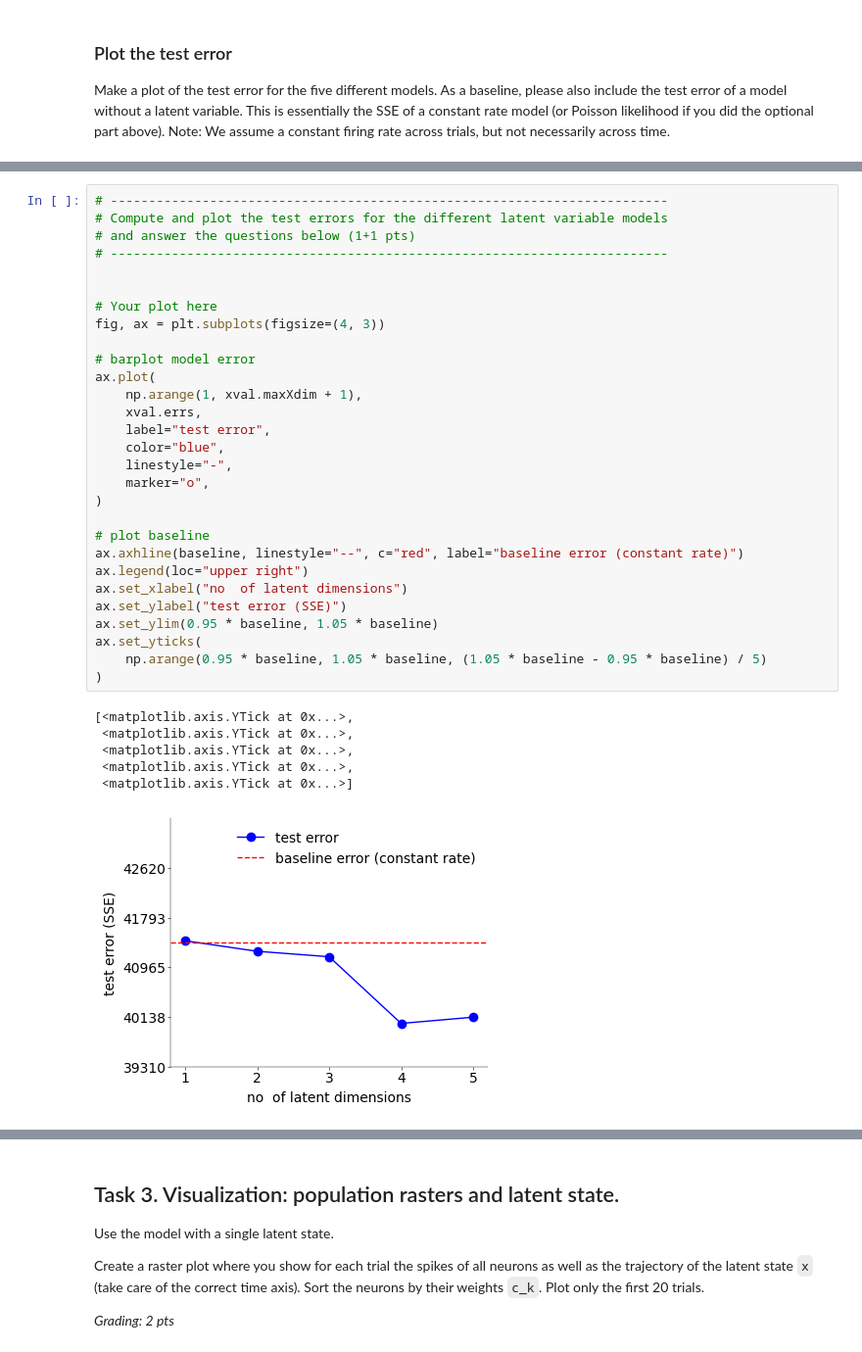
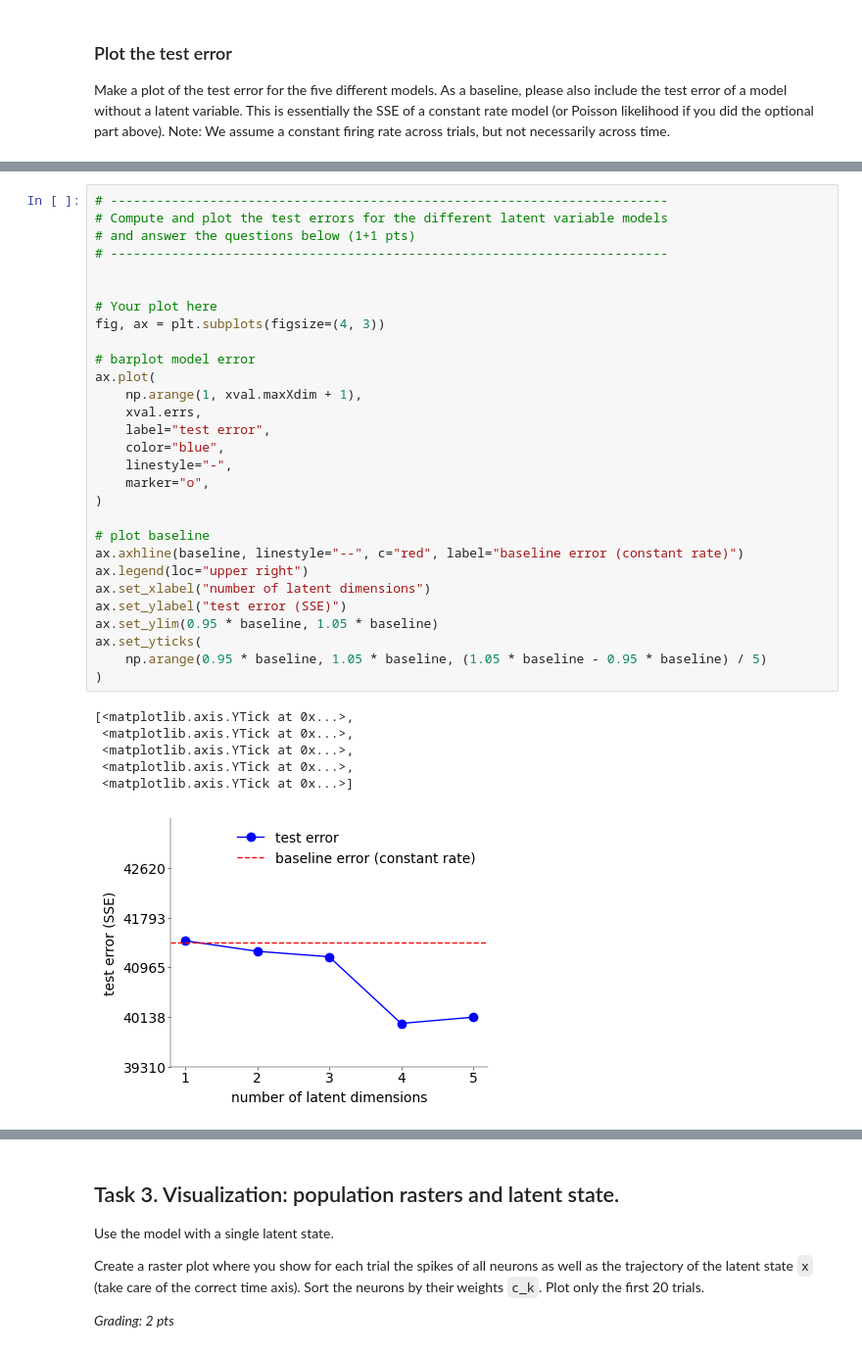
Before and after one commit to SaschaLeander/NeuralDataScience, a Jupyter notebook: notebooks/CodingLab6.ipynb, the cells around one changed output, grey strips where cells are left out. Shown: that part at 98% size. Saved outputs shown, nothing was run; the diff lists cells and outputs as text.

```diff
--- a/notebooks/CodingLab6.ipynb
+++ b/notebooks/CodingLab6.ipynb
@@ -430,35 +432,35 @@ baseline = np.sum((test_set - rates[np.newaxis, :, :]) ** 2)
 # -------------------------------------------------------------------------
 
 
 # Your plot here
 fig, ax = plt.subplots(figsize=(4, 3))
 
 # barplot model error
 ax.plot(
     np.arange(1, xval.maxXdim + 1),
     xval.errs,
     label="test error",
     color="blue",
     linestyle="-",
     marker="o",
 )
 
 # plot baseline
 ax.axhline(baseline, linestyle="--", c="red", label="baseline error (constant rate)")
 ax.legend(loc="upper right")
-ax.set_xlabel("no  of latent dimensions")
+ax.set_xlabel("number of latent dimensions")
 ax.set_ylabel("test error (SSE)")
 ax.set_ylim(0.95 * baseline, 1.05 * baseline)
 ax.set_yticks(
     np.arange(0.95 * baseline, 1.05 * baseline, (1.05 * baseline - 0.95 * baseline) / 5)
 )
 # %% [output]
 [<matplotlib.axis.YTick at 0x...>,
  <matplotlib.axis.YTick at 0x...>,
  <matplotlib.axis.YTick at 0x...>,
  <matplotlib.axis.YTick at 0x...>,
  <matplotlib.axis.YTick at 0x...>]
-[figure, old version]
+[figure, new version]
 # %% [markdown]
 ### Questions
 
```
Also changed, not shown: parts of 4 cells of this notebook.
